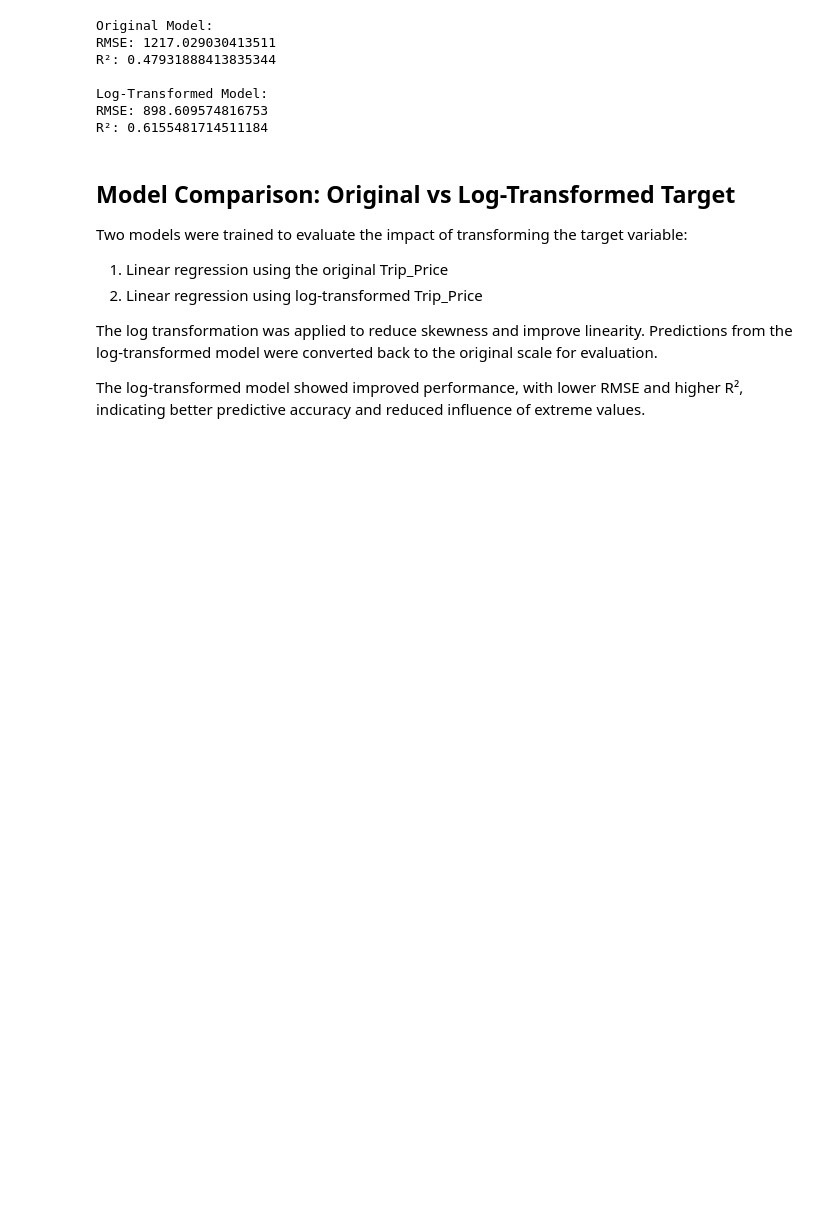
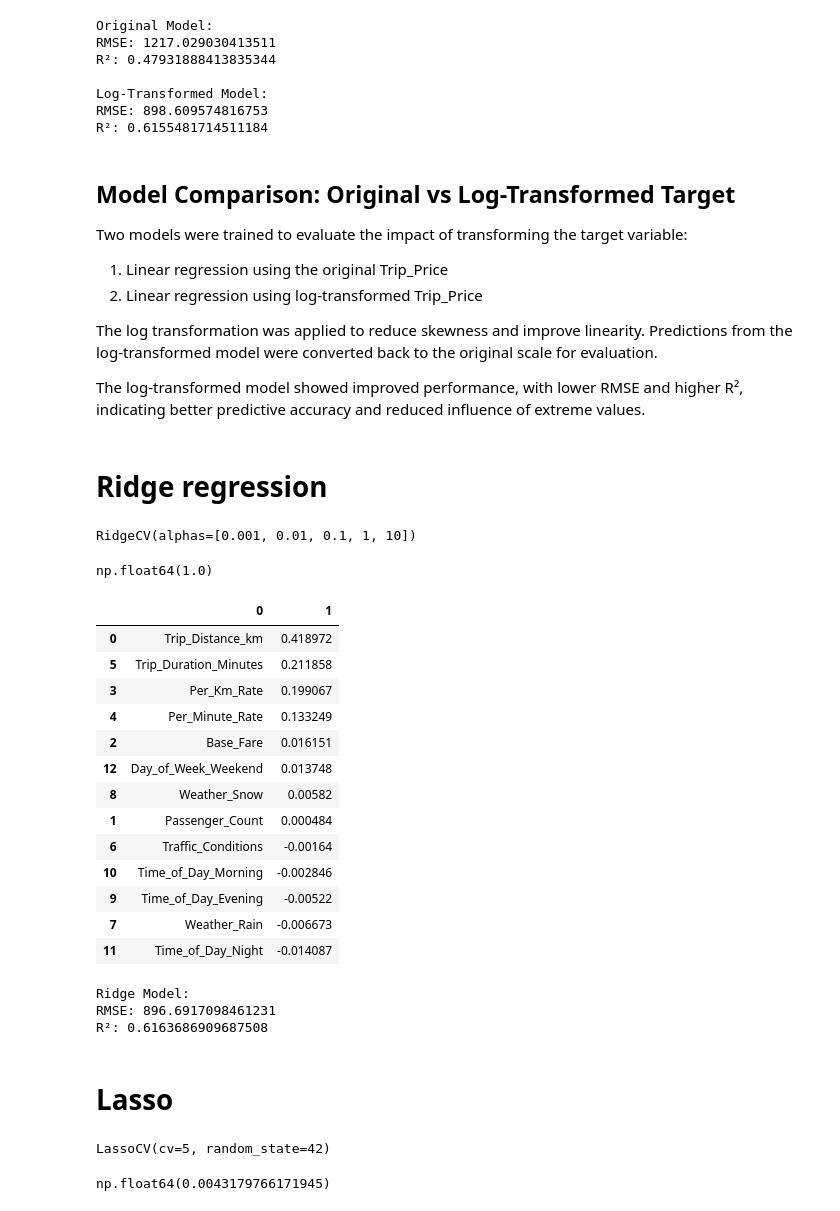
Before and after one commit to Padawan2024/ML-Portfolio, a Jupyter notebook: Supervised_ML/Regression/Predict Taxi Price/Notebooks/Regression Models.ipynb, the cells around one changed output. Drawn from its saved outputs; the diff is of its cells as text; code cells hidden in the pictures; blank space fills up the shorter version.

Commit message:
creating ridge and lasso models

```diff
--- a/Supervised_ML/Regression/Predict Taxi Price/Notebooks/Regression Models.ipynb
+++ b/Supervised_ML/Regression/Predict Taxi Price/Notebooks/Regression Models.ipynb
@@ -634,3 +687,16 @@ Two models were trained to evaluate the impact of transforming the target variab
 The log transformation was applied to reduce skewness and improve linearity. Predictions from the log-transformed model were converted back to the original scale for evaluation.
 
 The log-transformed model showed improved performance, with lower RMSE and higher R², indicating better predictive accuracy and reduced influence of extreme values.
+# %% [markdown]
+# Ridge regression
+# %%
+scaling_pipeline = scale_transformer()
+# %%
+X_train_scaled = scaling_pipeline.fit_transform(X_train_processed_df)
+X_test_scaled = scaling_pipeline.transform(X_test_processed_df)
+# %%
+# Use RidgeCV to optimize for alpha
+ridge_cv = RidgeCV(alphas=[0.001, 0.01, 0.1, 1, 10])
+ridge_cv.fit(X_train_scaled, y_train_log)
+# %% [output]
+RidgeCV(alphas=[0.001, 0.01, 0.1, 1, 10])
@@ -636,0 +709,53 @@ The log-transformed model showed improved performance, with lower RMSE and highe
+# %%
+# Identify the optimzied alpha value
+ridge_cv.alpha_
+# %% [output]
+np.float64(1.0)
+# %%
+ridge_model = Ridge(alpha=ridge_cv.alpha_)
+ridge_model.fit(X_train_scaled, y_train_log)
+y_pred_log = ridge_model.predict(X_test_scaled)
+
+# Convert back to original scale
+y_pred_log_exp = np.expm1(y_pred_log)
+# %%
+pd.DataFrame([X_train_processed_df.columns, ridge_model.coef_]).T.sort_values(by=1, ascending = False)
+# %% [output]
+|  | 0 | 1 |
+| 0 | Trip_Distance_km | 0.418972 |
+| 5 | Trip_Duration_Minutes | 0.211858 |
+| 3 | Per_Km_Rate | 0.199067 |
+| 4 | Per_Minute_Rate | 0.133249 |
+| 2 | Base_Fare | 0.016151 |
+| 12 | Day_of_Week_Weekend | 0.013748 |
+| 8 | Weather_Snow | 0.00582 |
+| 1 | Passenger_Count | 0.000484 |
+| 6 | Traffic_Conditions | -0.00164 |
+| 10 | Time_of_Day_Morning | -0.002846 |
+| 9 | Time_of_Day_Evening | -0.00522 |
+| 7 | Weather_Rain | -0.006673 |
+| 11 | Time_of_Day_Night | -0.014087 |
+# %%
+# Log model (converted back)
+rmse_log = mean_squared_error(y_test, y_pred_log_exp)
+r2_log = r2_score(y_test, y_pred_log_exp)
+
+print("Ridge Model:")
+print("RMSE:", rmse_log)
+print("R²:", r2_log)
+# %% [output]
+Ridge Model:
+RMSE: 896.6917098461231
+R²: 0.6163686909687508
+# %% [markdown]
+# Lasso
+# %%
+lasso_cv = LassoCV(cv=5, random_state=42)
+lasso_cv.fit(X_train_scaled, y_train_log)
+# %% [output]
+LassoCV(cv=5, random_state=42)
+# %%
+# Identify the optimzied alpha value
+lasso_cv.alpha_
+# %% [output]
+np.float64(0.0043179766171945)
```
Also changed, not shown: parts of 12 cells of this notebook.
